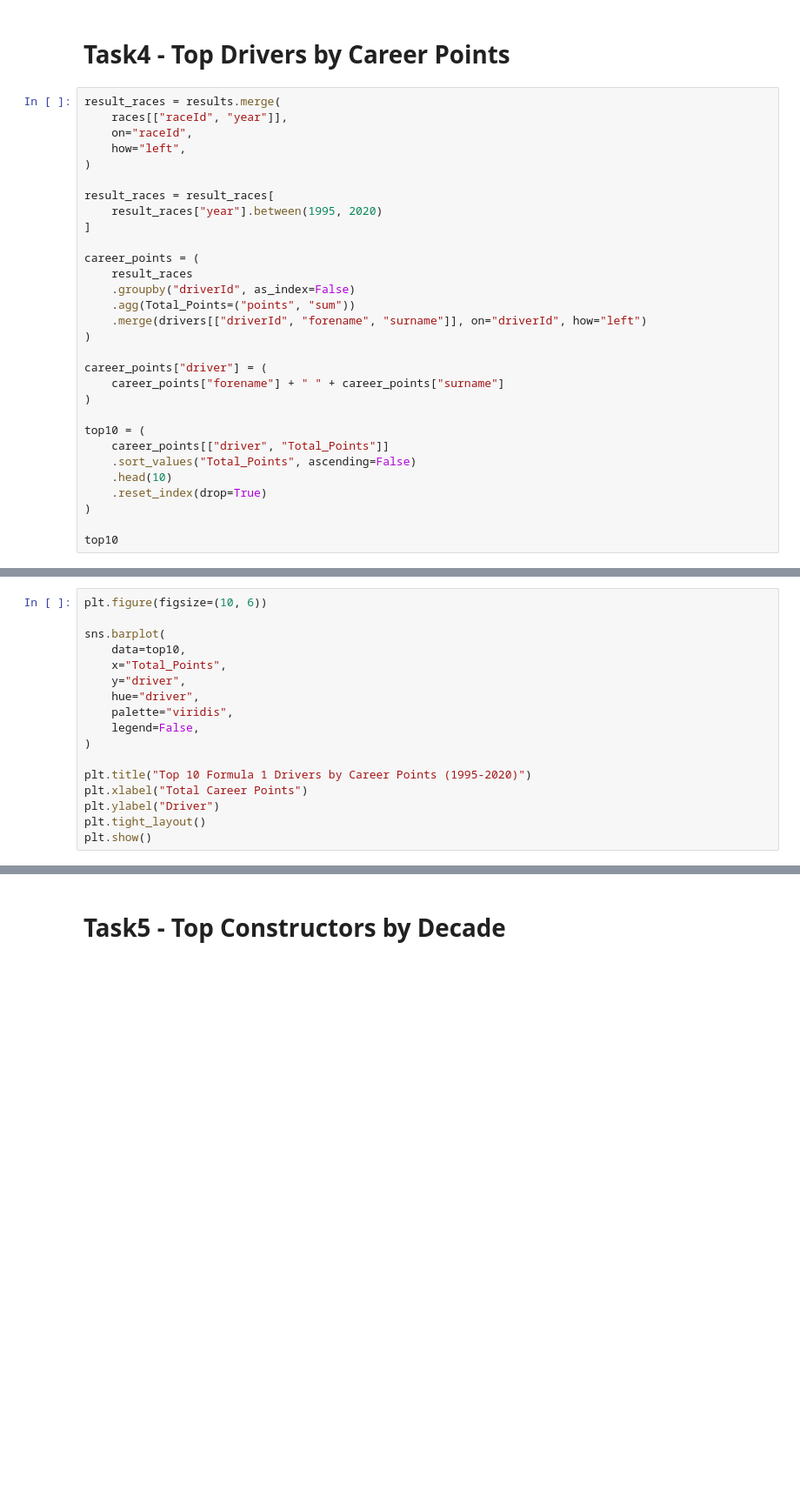
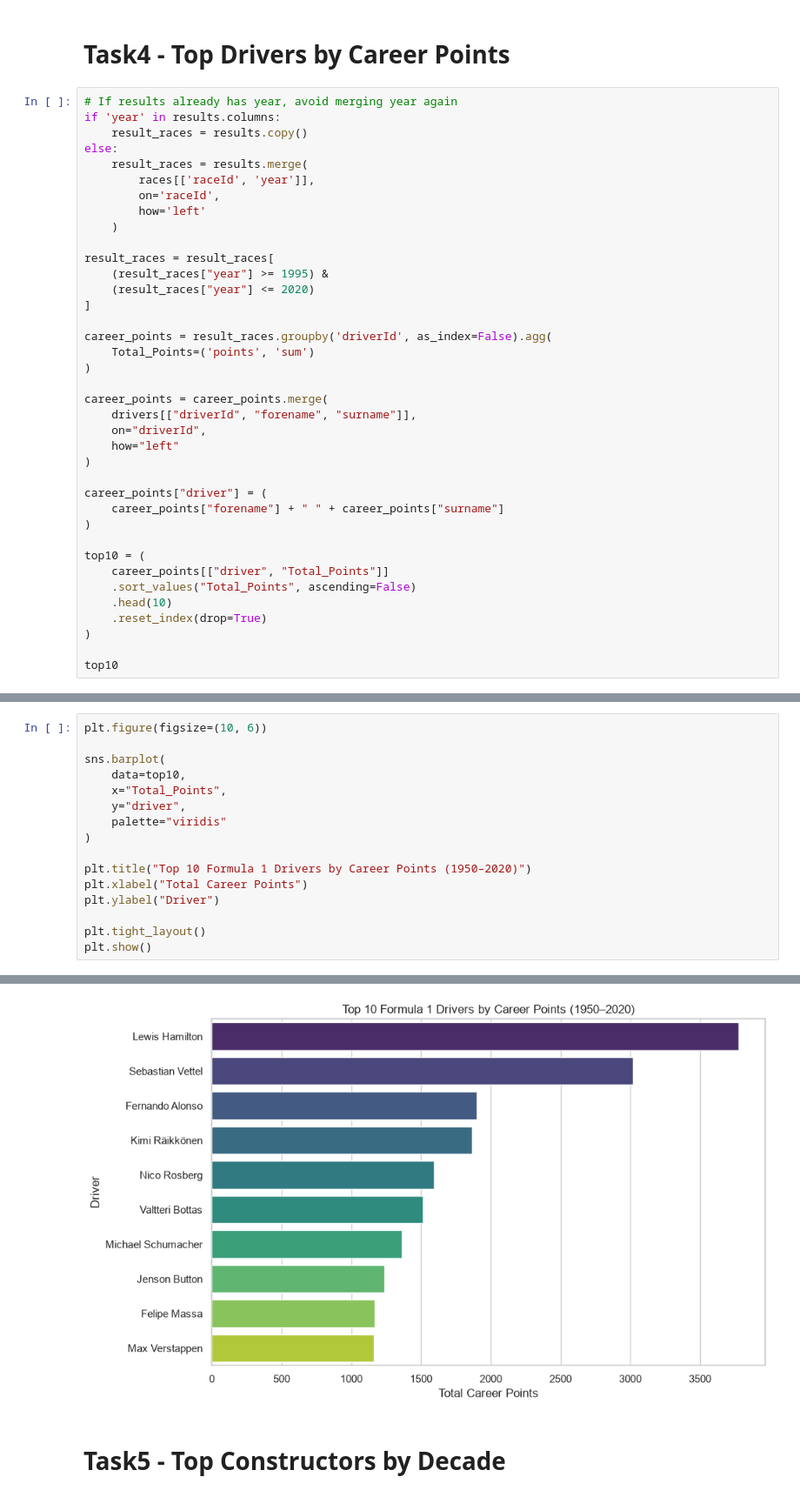
Before and after one commit to geunchankim-glitch/data-practice, a Jupyter notebook: jaeeun/task.ipynb, the cells around one changed output, grey strips where cells are left out. Shown at 87% size. Saved outputs shown, nothing was run; the diff lists cells and outputs as text; blank space fills up the shorter version.

```diff
--- a/jaeeun/task.ipynb
+++ b/jaeeun/task.ipynb
@@ -159,21 +219,29 @@ merged_f1.head()
 # %% [markdown]
 # Task4 - Top Drivers by Career Points
 # %%
-result_races = results.merge(
-    races[["raceId", "year"]],
-    on="raceId",
-    how="left",
+# If results already has year, avoid merging year again
+if 'year' in results.columns:
+    result_races = results.copy()
+else:
+    result_races = results.merge(
+        races[['raceId', 'year']],
+        on='raceId',
+        how='left'
+    )
+
+result_races = result_races[
+    (result_races["year"] >= 1995) &
+    (result_races["year"] <= 2020)
+]
+
+career_points = result_races.groupby('driverId', as_index=False).agg(
+    Total_Points=('points', 'sum')
 )
 
-result_races = result_races[
-    result_races["year"].between(1995, 2020)
-]
-
-career_points = (
-    result_races
-    .groupby("driverId", as_index=False)
-    .agg(Total_Points=("points", "sum"))
-    .merge(drivers[["driverId", "forename", "surname"]], on="driverId", how="left")
+career_points = career_points.merge(
+    drivers[["driverId", "forename", "surname"]],
+    on="driverId",
+    how="left"
 )
 
 career_points["driver"] = (
@@ -195,13 +275,13 @@ sns.barplot(
     data=top10,
     x="Total_Points",
     y="driver",
-    hue="driver",
-    palette="viridis",
-    legend=False,
+    palette="viridis"
 )
 
-plt.title("Top 10 Formula 1 Drivers by Career Points (1995-2020)")
+plt.title("Top 10 Formula 1 Drivers by Career Points (1950–2020)")
 plt.xlabel("Total Career Points")
 plt.ylabel("Driver")
+
 plt.tight_layout()
 plt.show()
+# %% [output]
@@ -208,3 +291,4 @@ plt.show()
+[figure, added]
 # %% [markdown]
 # Task5 - Top Constructors by Decade
 # %%
```
Also changed, not shown: parts of 14 cells of this notebook.
